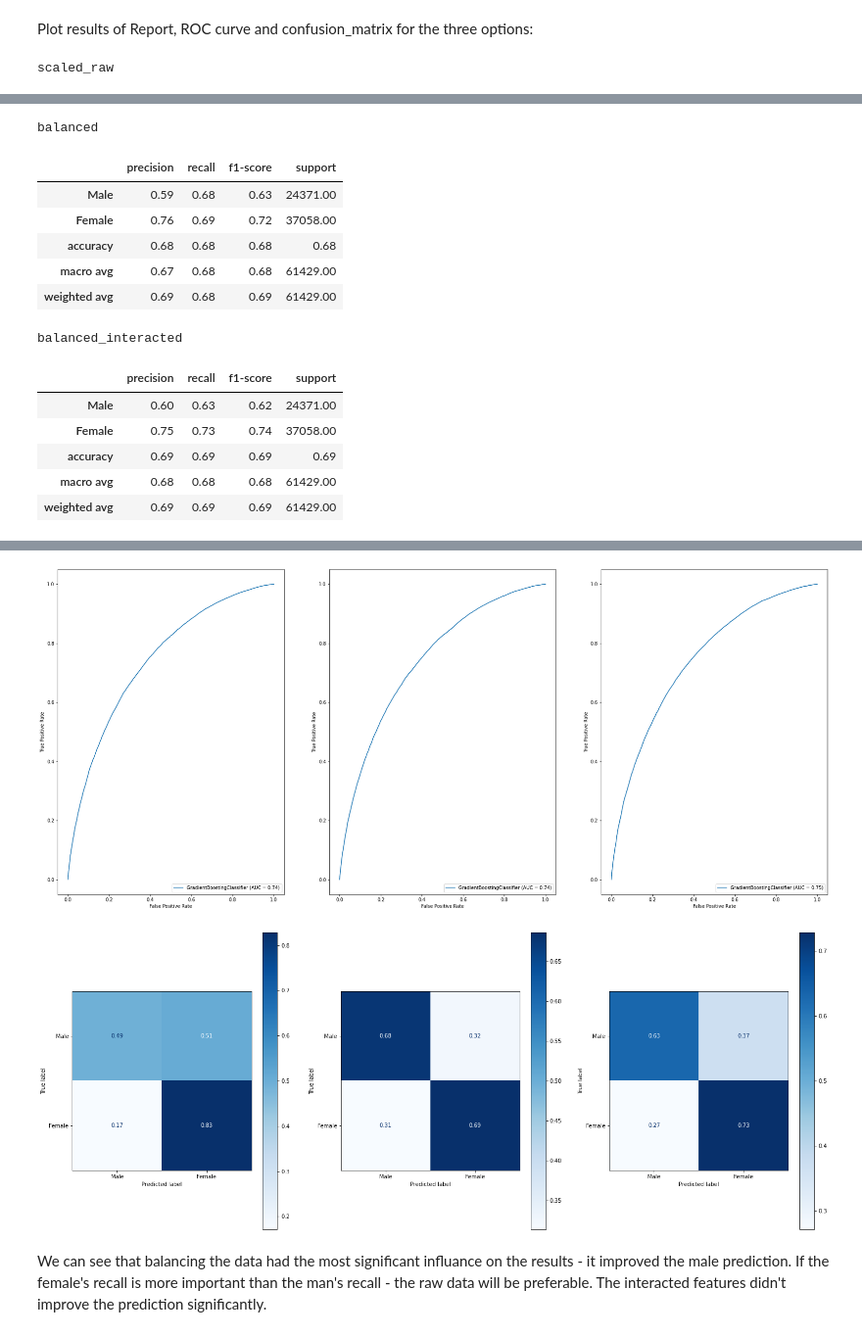
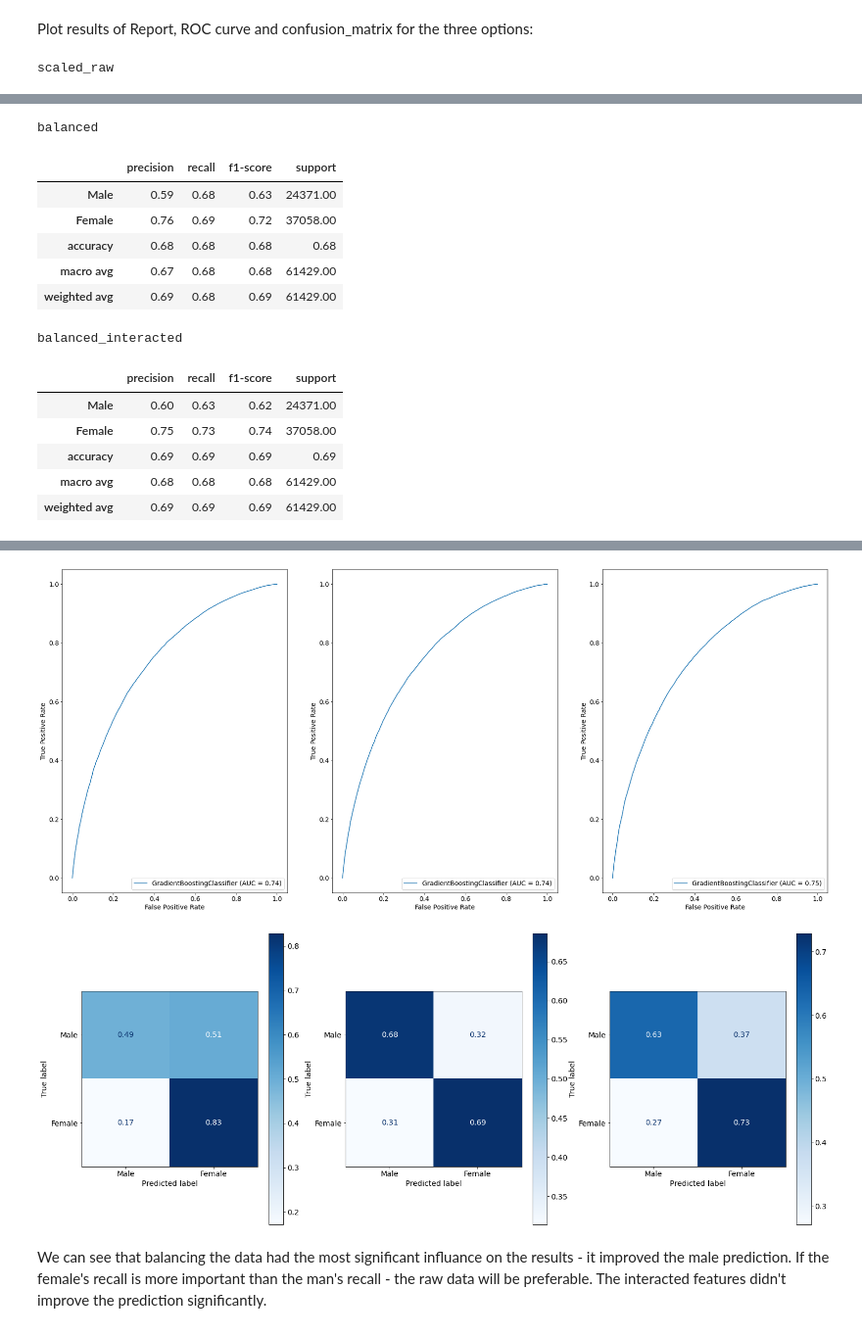
Before and after one commit to efratkohen/Big_five, a Jupyter notebook: final-draft.ipynb, the cells around one changed output, grey strips where cells are left out. Shown at 98% size. Cells and saved outputs as stored; diff of their text form; code cells hidden in the pictures.

```diff
--- a/final-draft.ipynb
+++ b/final-draft.ipynb
@@ -503,7 +537,6 @@ for i in range(len(train_datasets)):
     #roc curve
     _ = plot_roc_curve(models_list[i], X_test_list[i], y_test_list[i],
                        ax=ax_roc[i])
-
 
 
 
@@ -540,7 +573,7 @@ df3_styler = report_list[2].style.set_table_attributes("style='display:inline'")
     'font-size': '8pt',
 }).set_caption(datasets_names[2])
 
-
+mpl.rcParams.update({'font.size': 16})
 
 display_html(df1_styler._repr_html_()+df2_styler._repr_html_()+df3_styler._repr_html_(), raw=True)
 
@@ -653,37 +686,37 @@ df3_styler = report_list[2].style.set_table_attributes("style='display:inline'")
     'font-size': '8pt',
 }).set_caption(datasets_names[2])
 
-
+mpl.rcParams.update({'font.size': 16})
 
 display_html(df1_styler._repr_html_()+df2_styler._repr_html_()+df3_styler._repr_html_(), raw=True)
 
 
 hide_toggle('Plots for Gradient Boosting')
 # %% [output]
 scaled_raw
 |  | precision | recall | f1-score | support |
 | Male | 0.65 | 0.49 | 0.56 | 24371.00 |
 | Female | 0.71 | 0.83 | 0.77 | 37058.00 |
 | accuracy | 0.70 | 0.70 | 0.70 | 0.70 |
 | macro avg | 0.68 | 0.66 | 0.66 | 61429.00 |
 | weighted avg | 0.69 | 0.70 | 0.69 | 61429.00 |
 balanced
 |  | precision | recall | f1-score | support |
 | Male | 0.59 | 0.68 | 0.63 | 24371.00 |
 | Female | 0.76 | 0.69 | 0.72 | 37058.00 |
 | accuracy | 0.68 | 0.68 | 0.68 | 0.68 |
 | macro avg | 0.67 | 0.68 | 0.68 | 61429.00 |
 | weighted avg | 0.69 | 0.68 | 0.69 | 61429.00 |
 balanced_interacted
 |  | precision | recall | f1-score | support |
 | Male | 0.60 | 0.63 | 0.62 | 24371.00 |
 | Female | 0.75 | 0.73 | 0.74 | 37058.00 |
 | accuracy | 0.69 | 0.69 | 0.69 | 0.69 |
 | macro avg | 0.68 | 0.68 | 0.68 | 61429.00 |
 | weighted avg | 0.69 | 0.69 | 0.69 | 61429.00 |
 [interactive output not drawn]
-[figure, old version]
+[figure, new version]
-[figure, old version]
+[figure, new version]
 # %% [markdown]
 We can see that balancing the data had the most significant influance on the results - it improved the male prediction.
 If the female's recall is more important than the man's recall - the raw data will be preferable.
```
Also changed, not shown: parts of 7 cells of this notebook, 5 other files.
